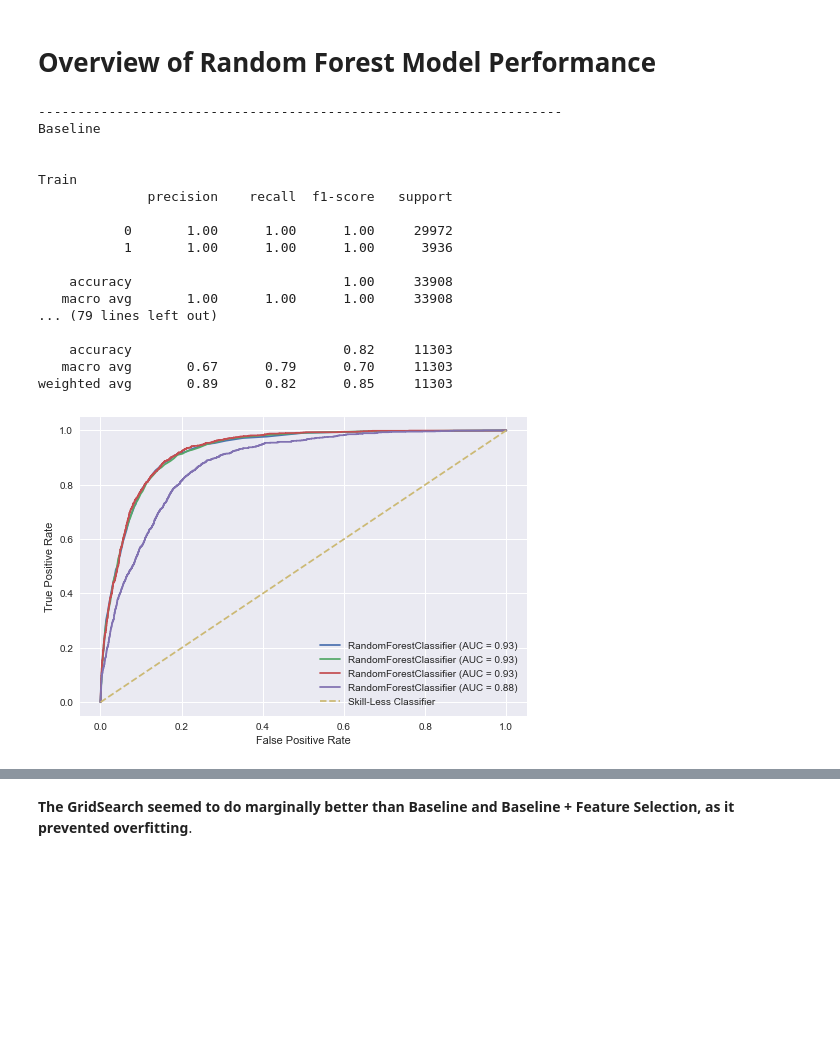
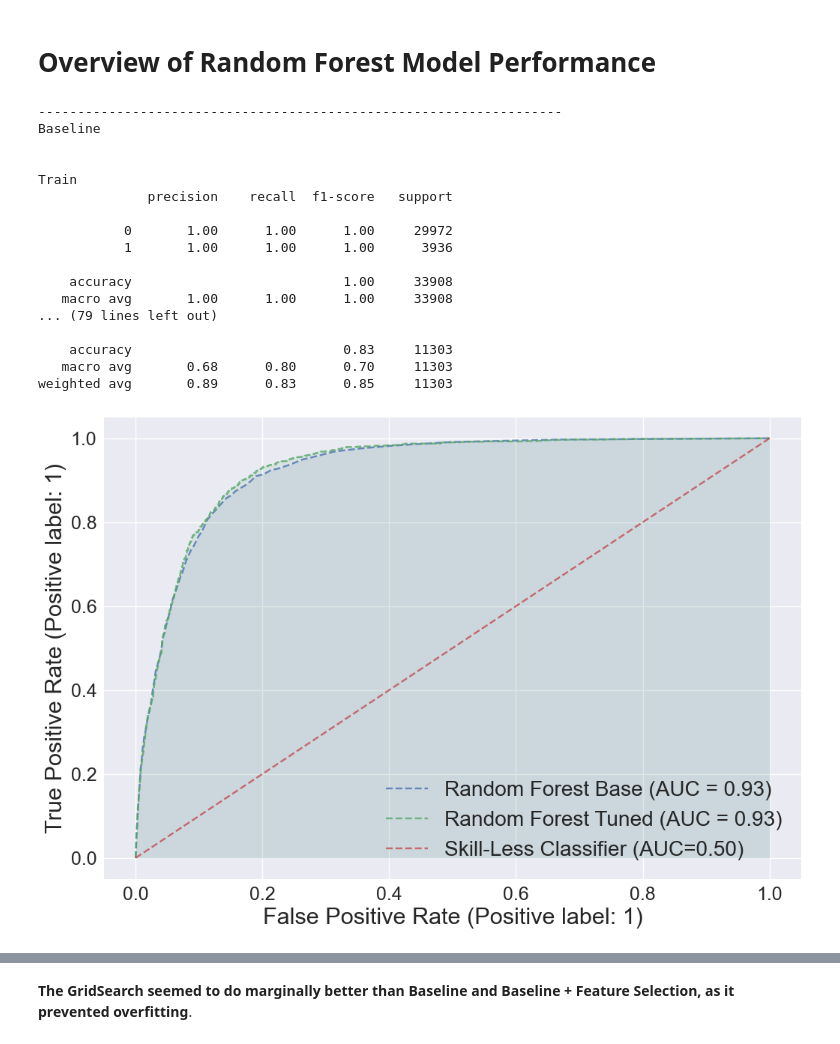
Before and after one commit to VedantVarshney/hsbc_dse_project, a Jupyter notebook: notebooks/random_forest.ipynb, the cells around one changed output, grey strips where cells are left out. Saved outputs shown, nothing was run; the diff lists cells and outputs as text; code cells hidden in the pictures; blank space fills up the shorter version.

Commit message:
all models updated

```diff
--- a/notebooks/random_forest.ipynb
+++ b/notebooks/random_forest.ipynb
@@ -165,6 +137,6 @@ RandomForestClassifier(min_samples_leaf=3, min_samples_split=10,
 # %% [markdown]
 ### Next for the training data with only important features X_train_drop
 # %%
-gs_drop = GridSearchCV(model_base, paramgrid, verbose=True)
-gs_drop.fit(X_train_drop, y_train)
-rf_drop_gs = gs_drop.best_estimator_
+drop_gs = GridSearchCV(model_base, paramgrid, verbose=True)
+drop_gs.fit(X_train_drop, y_train)
+rf_drop_gs = drop_gs.best_estimator_
@@ -192,41 +171,53 @@ def get_metrics(clfs, X_trains, X_tests, y_trains, y_tests, labels):
         for i, clf in enumerate(clfs):
             print('-------------------------------------------------------------------')
             print(labels[i])
             print('\n')
 #             preds = predictions(clf, X_trains[i], X_tests[i], y_trains[i], y_test[i])
             print('Train')
             print(classification_report(y_trains[i],clf.predict(X_trains[i])))
             print('Test')
             print(classification_report(y_tests[i],clf.predict(X_tests[i])))
-clfs = [rf, rf_drop, rf_gs2, rf_smote]
-X_trains = [X_train, X_train_drop, X_train, X_train_res_drop]
-X_tests = [X_test, X_test_drop, X_test, X_test_drop]
+clfs = [rf, rf_drop, rf_drop_gs, rf_smote]
+X_trains = [X_train, X_train_drop, X_train_drop, X_train_res_drop]
+X_tests = [X_test, X_test_drop, X_test_drop, X_test_drop]
 y_trains = [y_train, y_train, y_train, y_train_res_drop]
 y_tests = [y_test, y_test, y_test, y_test]
-labels = ['Baseline', 'Baseline + Feature Selection', 'Baseline + GridSearch', 'Baseline + GridSearch + SMOTE']
+labels = ['Baseline', 'Feature Selection', 'GridSearch', 'SMOTE']
 
 get_metrics(clfs, X_trains, X_tests, y_trains, y_tests, labels)
+plt.style.use("seaborn")
+plots_dir = Path("../plots/random_forest")
 
+if not plots_dir.is_dir():
+    plots_dir.mkdir()
 reload(utils)
-utils.plot_roc_curve(clfs,\
-                     X_tests,\
-                     y_tests)
+plt.rcParams.update({'font.size': 14,
+                    'axes.labelsize': 22,
+                    'xtick.labelsize': 18,
+                    'ytick.labelsize': 18})
+
+utils.plot_roc_curve([rf_drop, rf_drop_gs], X_test_drop, y_test,
+                    labels=["Random Forest Base", "Random Forest Tuned"],
+                    subplots_kwargs={"figsize": (12, 8)},
+                    save_fpath=plots_dir/"random_forest_roc.png")
+
+plt.show()
 # %% [output]
 -------------------------------------------------------------------
 Baseline
 
 
 Train
               precision    recall  f1-score   support
 
            0       1.00      1.00      1.00     29972
            1       1.00      1.00      1.00      3936
 
     accuracy                           1.00     33908
    macro avg       1.00      1.00      1.00     33908
 ... (79 lines left out)
 
-    accuracy                           0.82     11303
-   macro avg       0.67      0.79      0.70     11303
-weighted avg       0.89      0.82      0.85     11303
+    accuracy                           0.83     11303
+   macro avg       0.68      0.80      0.70     11303
+weighted avg       0.89      0.83      0.85     11303
-[figure, old version]
+[figure, new version]
```
Also changed, not shown: parts of 11 cells of this notebook, 36 other files.
